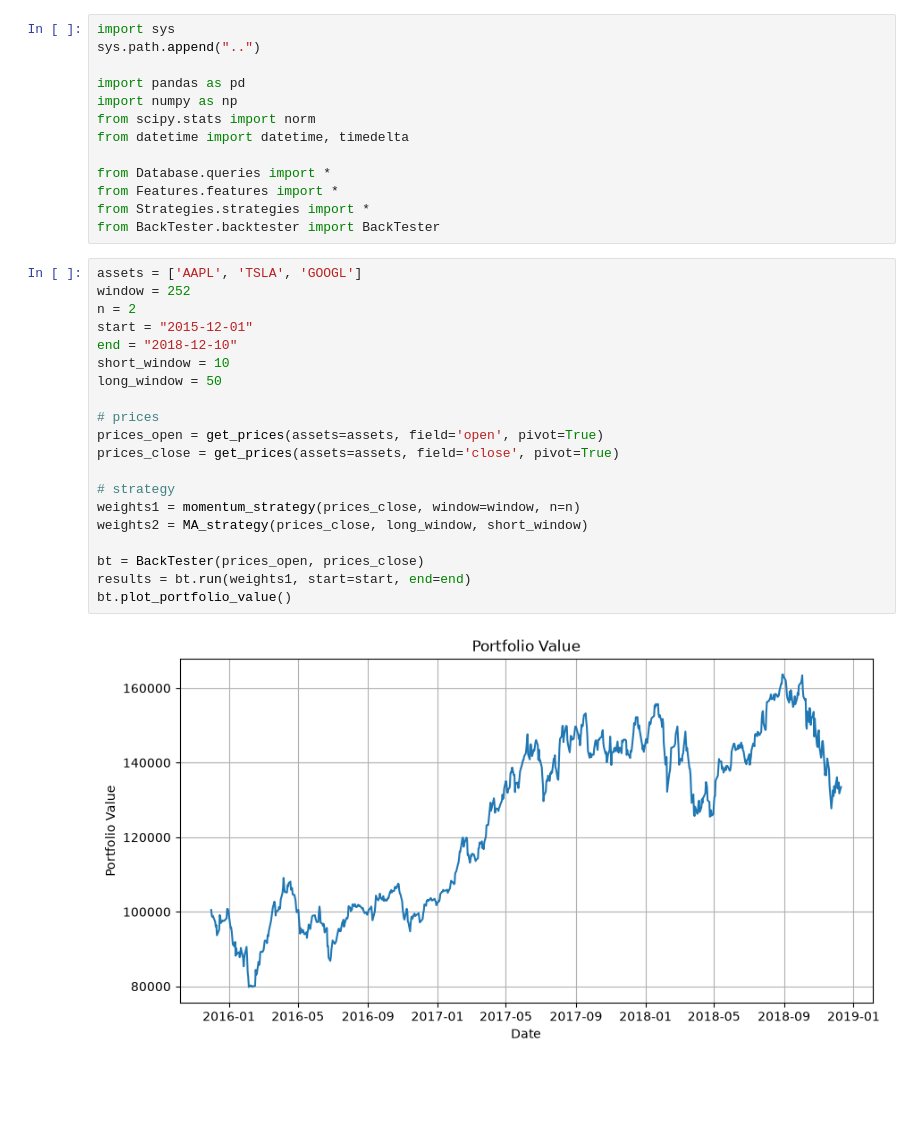
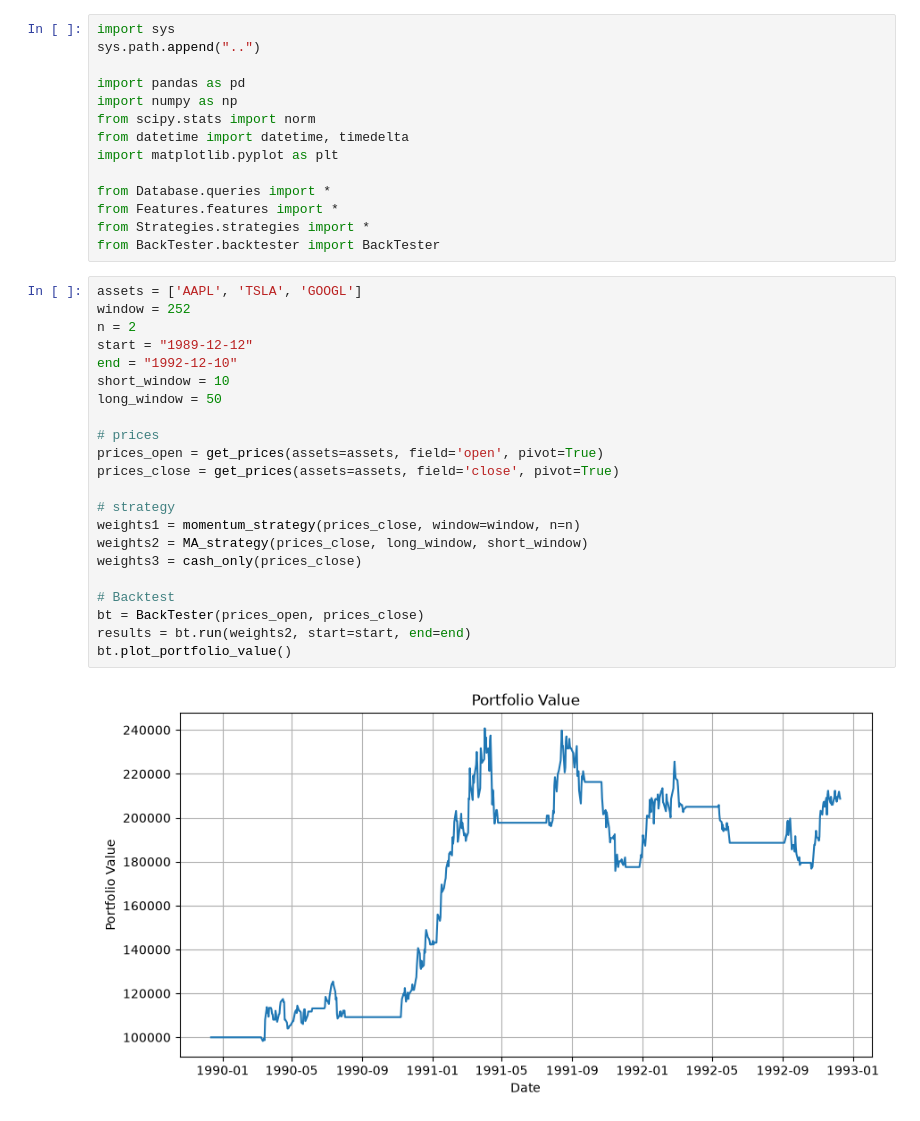
Before and after one commit to FelipeBuzato/AlphaLab, a Jupyter notebook: notebooks/Research.ipynb, the cells around one changed output. Cells and saved outputs as stored; diff of their text form; blank space fills up the shorter version.

```diff
--- a/notebooks/Research.ipynb
+++ b/notebooks/Research.ipynb
@@ -6,6 +6,7 @@ import pandas as pd
 import numpy as np
 from scipy.stats import norm
 from datetime import datetime, timedelta
+import matplotlib.pyplot as plt
 
 from Database.queries import *
 from Features.features import *
@@ -14,25 +15,27 @@ from BackTester.backtester import BackTester
 # %%
 assets = ['AAPL', 'TSLA', 'GOOGL']
 window = 252
 n = 2
-start = "2015-12-01"
-end = "2018-12-10"
+start = "1989-12-12"
+end = "1992-12-10"
 short_window = 10
 long_window = 50
 
 # prices
 prices_open = get_prices(assets=assets, field='open', pivot=True)
 prices_close = get_prices(assets=assets, field='close', pivot=True)
 
 # strategy
 weights1 = momentum_strategy(prices_close, window=window, n=n)
 weights2 = MA_strategy(prices_close, long_window, short_window)
+weights3 = cash_only(prices_close)
 
+# Backtest
 bt = BackTester(prices_open, prices_close)
-results = bt.run(weights1, start=start, end=end)
+results = bt.run(weights2, start=start, end=end)
 bt.plot_portfolio_value()
 # %% [output]
-[figure, old version]
+[figure, new version]
 # %%
 results['Weights'].value_counts()
 # %% [output]
```
Also changed, not shown: parts of 9 cells of this notebook, 2 other files.
